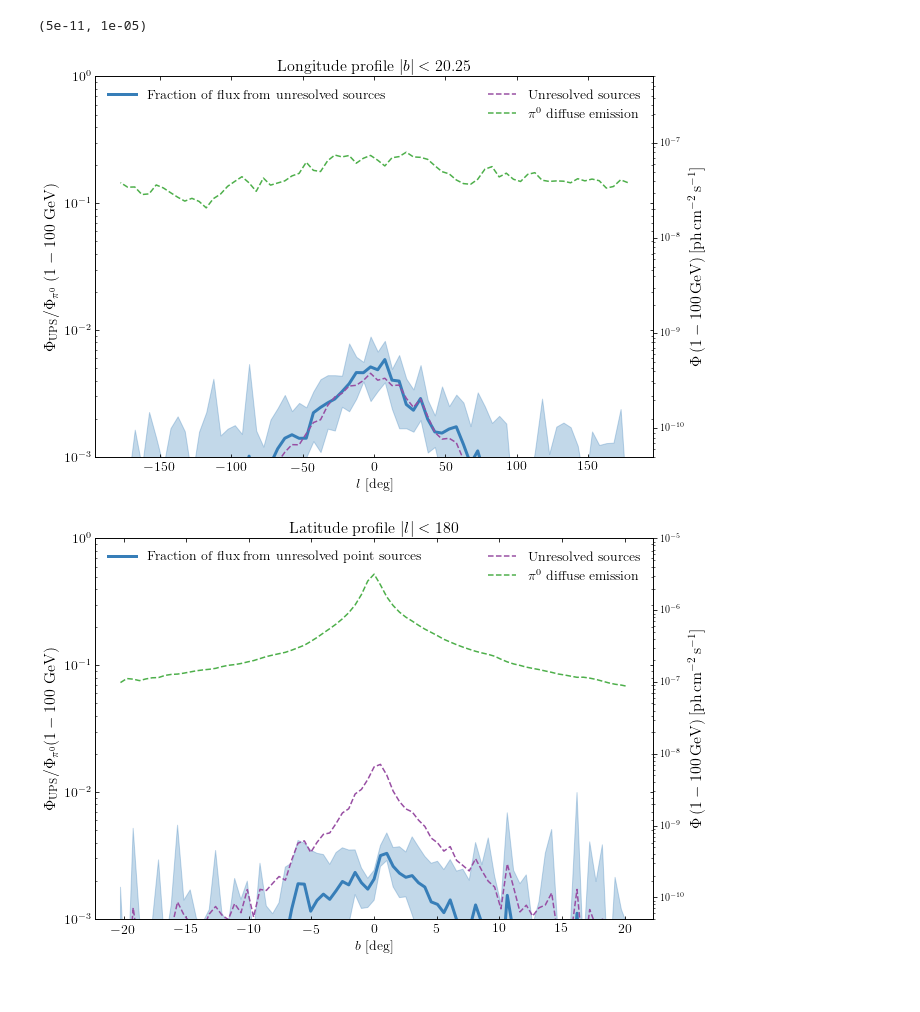
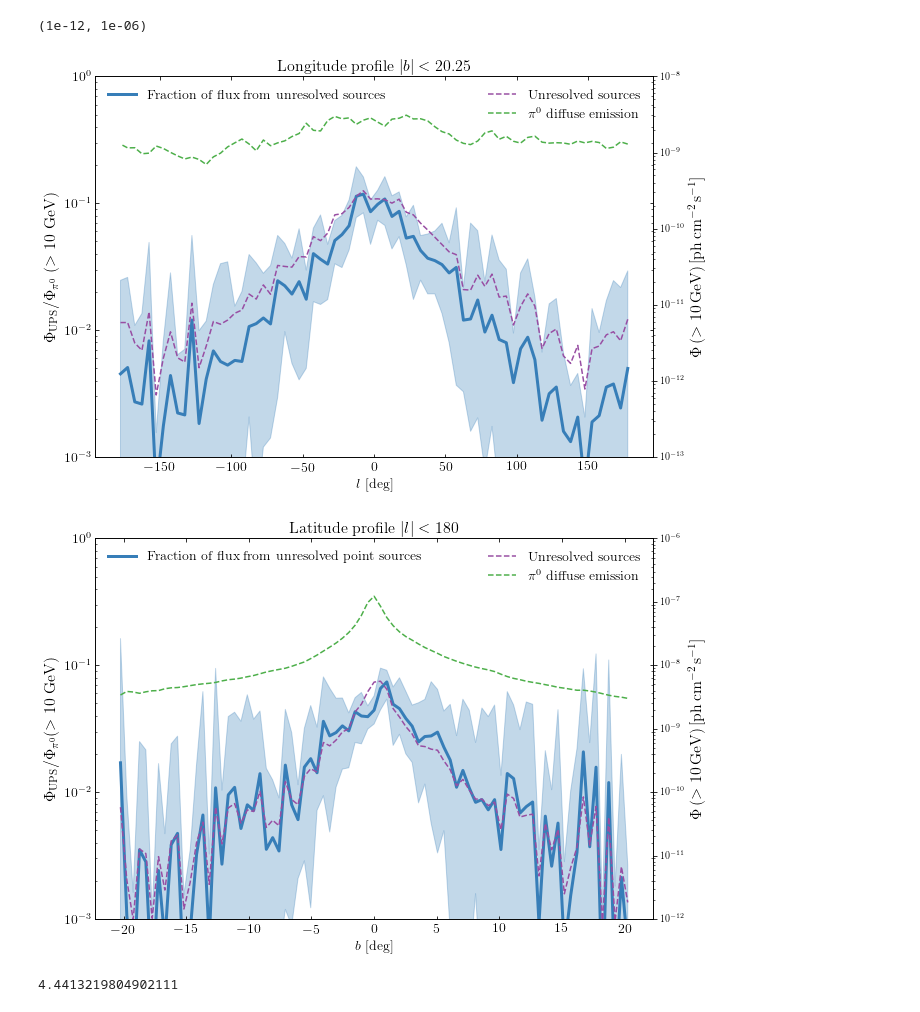
Before and after one commit to martp91/y-rays-UPS, a Jupyter notebook: New_sim.ipynb, the cells around one changed output. Drawn from its saved outputs; the diff is of its cells as text; code cells hidden in the pictures.

```diff
--- a/New_sim.ipynb
+++ b/New_sim.ipynb
@@ -22,7 +22,7 @@ import pylab as plt
 
 %matplotlib inline
 # %%
-Ebins = np.logspace(0,3,101)
+Ebins = np.logspace(1,3,101)
 dE = (Ebins[1:]-Ebins[0:-1])
 Emean = (Ebins[1:]+Ebins[0:-1])/2.
 spec = 1e-9*Emean**-2.2
@@ -94,7 +94,7 @@ for ilb in lb:
     spec_diff_lb.append(fitted_spec)
 # %%
 def fraction(N,a,Lmin,Lmax,thres):
-    spec_sim,flux_sim,lb_sim = simulation.source_sim(N,a,Lmin,Lmax,spec_3fgl,Emean,dE,thres)
+    spec_sim,flux_sim,lb_sim = simulation.source_sim(N,a,Lmin,Lmax,spec_3fgl,Emean,dE,thres,catalog='fhl')
     l_sim = lb_sim[0,:]
     b_sim = lb_sim[1,:]
     fluxmask = flux_sim < thres
@@ -134,7 +134,7 @@ l_list = []
 b_list = []
 hist_list = []
 for i in range(n):
-    mp,frac_lb,specs,hists = fraction(29000,1.8,5e32,5e37,1e-9)
+    mp,frac_lb,specs,hists = fraction(10000,1.5,2e32,1e37,5e-10)
     unres_l = np.sum(mp[maskb][:,:],axis=0)
     unres_b = np.sum(mp[maskb],axis=1)
     frac_list.append(frac_lb)
@@ -170,7 +170,7 @@ ax.set_ylim([1e-1,1e4])
 ###Fraction flux l,b
 
 nrebin=10
-all_gr = np.loadtxt('all_gr.dat')*7.6e-5 ##sr
+all_gr = np.loadtxt('all_gr_10.dat')*7.6e-5 ##sr
 lspace_gr = np.linspace(180,-180,720)
 bspace_gr  = np.linspace(-20.25,20.25,all_gr.shape[0])
 lmask = np.abs(lspace_gr)<1e3
@@ -198,42 +198,46 @@ ax.plot(lspace,l_unres_mean/all_gr_l,zorder=10,lw=3,color=c2,label='Fraction of
 ax.fill_between(lspace,l_unres_min/all_gr_l,l_unres_max/all_gr_l,alpha=0.3,color=c2)
 ax2 = ax.twinx()
 ax2.plot(lspace,l_unres_mean,color=c4,ls='--',label='Unresolved sources')
 ax2.plot(lspace,all_gr_l,color=c3,ls='--',label=r'$\pi^0$ diffuse emission')
 ax2.set_yscale('log',nonposy='clip')
 ax.set_yscale('log',nonposy='clip')
 ax.set_ylim([1e-3,1])
 ax.tick_params(direction='in',which='both',top='on',right='on',labelsize=14)
 #ax.get_yaxis().set_ticks([])
-ax.set_ylabel(r"$\Phi_{\rm UPS}/\Phi_{\pi^0}\ (1-100 \rm \ GeV)$",fontsize=16)
+ax.set_ylabel(r"$\Phi_{\rm UPS}/\Phi_{\pi^0}\ (>10 \rm \ GeV)$",fontsize=16)
 ax.set_xlabel(r"$l$ [deg]",fontsize=14)
-ax2.set_ylabel(r"$\rm \Phi\, (1-100\, GeV)\,[ph\,cm^{-2}\,s^{-1}]$",fontsize=16)
+ax2.set_ylabel(r"$\rm \Phi\, (>10\, GeV)\,[ph\,cm^{-2}\,s^{-1}]$",fontsize=16)
 ax.legend(frameon=False,fontsize=14,loc=2)
 ax2.legend(frameon=False,fontsize=14,loc=1)
-ax2.set_ylim([5e-11,5e-7])
+ax2.set_ylim([1e-13,1e-8])
 ax.set_title(r'Longitude profile $|b|<20.25$',fontsize=16)
 f,ax = plt.subplots(1,figsize=(10,7))
 
 ax.plot(bspace,b_unres_mean/all_gr_b,zorder=10,lw=3,color=c2,label='Fraction of flux from unresolved point sources')
 ax.fill_between(bspace,b_unres_min/all_gr_b,b_unres_max/all_gr_b,alpha=0.3,color=c2)
 ax2 = ax.twinx()
 ax2.plot(bspace,b_unres_mean,color=c4,ls='--',label='Unresolved sources')
 ax2.plot(bspace,all_gr_b,color=c3,ls='--',label=r'$\pi^0$ diffuse emission')
 ax2.set_yscale('log',nonposy='clip')
 ax.set_yscale('log',nonposy='clip')
 ax.set_ylim([1e-3,1])
 ax.tick_params(direction='in',which='both',top='on',right='on',labelsize=14)
 #ax.get_yaxis().set_ticks([])
-ax.set_ylabel(r"$\Phi_{\rm UPS}/\Phi_{\pi^0} (1-100 \rm \ GeV)$",fontsize=16)
+ax.set_ylabel(r"$\Phi_{\rm UPS}/\Phi_{\pi^0} (>10 \rm \ GeV)$",fontsize=16)
 ax.set_xlabel(r"$b$ [deg]",fontsize=14)
-ax2.set_ylabel(r"$\rm \Phi\, (1-100\, GeV)\,[ph\,cm^{-2}\,s^{-1}]$",fontsize=16)
+ax2.set_ylabel(r"$\rm \Phi\, (>10 \, GeV)\,[ph\,cm^{-2}\,s^{-1}]$",fontsize=16)
 ax.legend(frameon=False,fontsize=14,loc=2)
 ax2.legend(frameon=False,fontsize=14,loc=1)
 ax.set_title(r'Latitude profile $|l|<180$',fontsize=16)
-ax2.set_ylim([5e-11,1e-5])
+ax2.set_ylim([1e-12,1e-6])
 # %% [output]
-(5e-11, 1e-05)
+(1e-12, 1e-06)
-[figure, old version]
+[figure, new version]
-[figure, old version]
+[figure, new version]
+# %%
+720*81*0.5*0.5*np.radians(1)**2
+# %% [output]
+4.4413219804902111
 # %%
 f,ax = plt.subplots(1,figsize=(10,7))
 for ilb,_lb in enumerate(lb):
```
Also changed, not shown: parts of 3 cells of this notebook, 2 other files.
